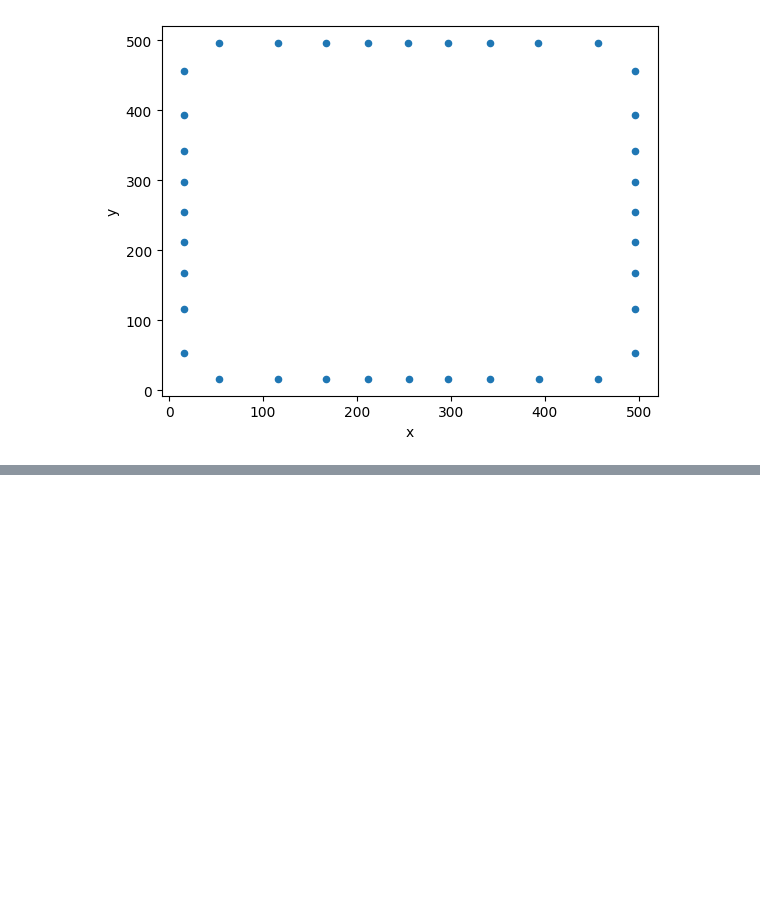
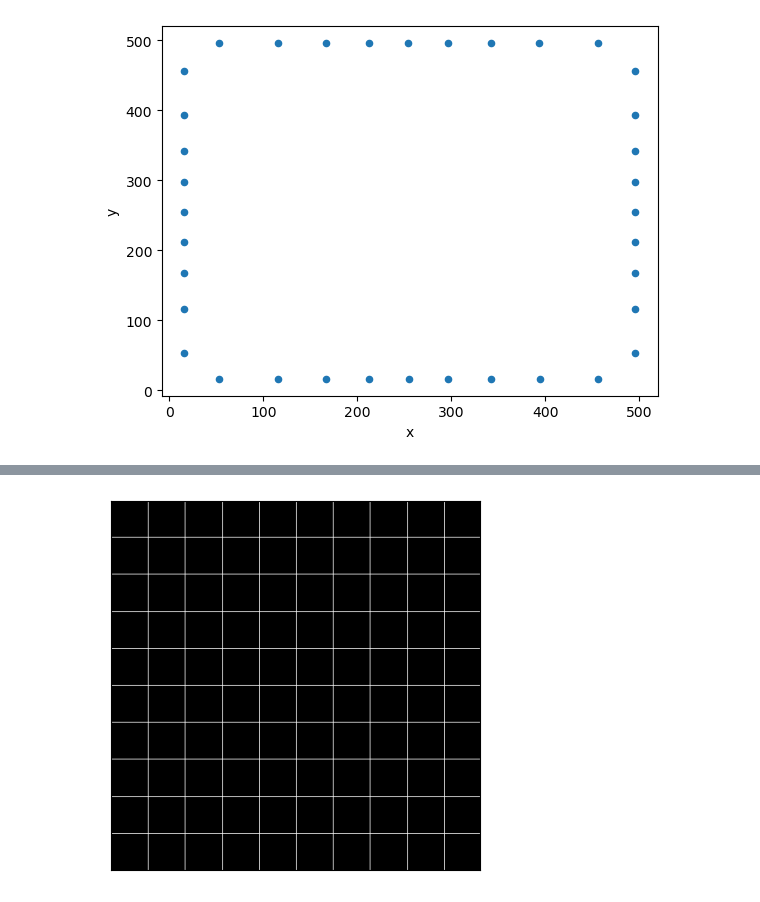
Before and after one commit to Hafiidz/ROS, a Jupyter notebook: codes/coordinate.ipynb, the cells around one changed output, grey strips where cells are left out. Saved outputs shown, nothing was run; the diff lists cells and outputs as text; code cells hidden in the pictures; blank space fills up the shorter version.

```diff
--- a/codes/coordinate.ipynb
+++ b/codes/coordinate.ipynb
@@ -165,0 +206,7 @@ df_circle
+# %%
+blank2 = draw_blank_image(isWhite=False)
+grid_custom = draw_grid_rect(img=blank2, grid_shape=(10,10))
+
+show_rgb_image(grid_custom)
+# %% [output]
+[figure, added]
```
Also changed, not shown: parts of 7 cells of this notebook, 7 other files.
